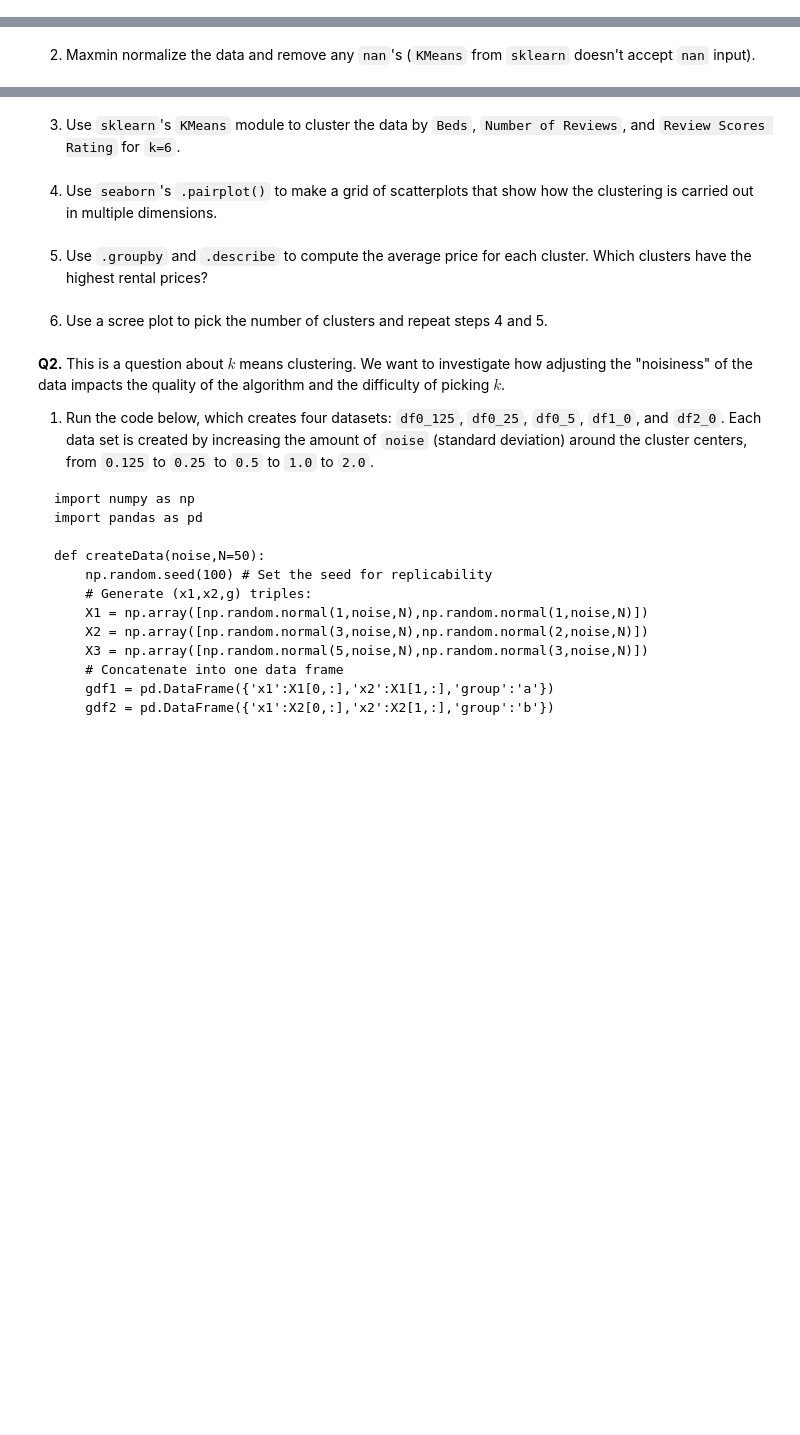
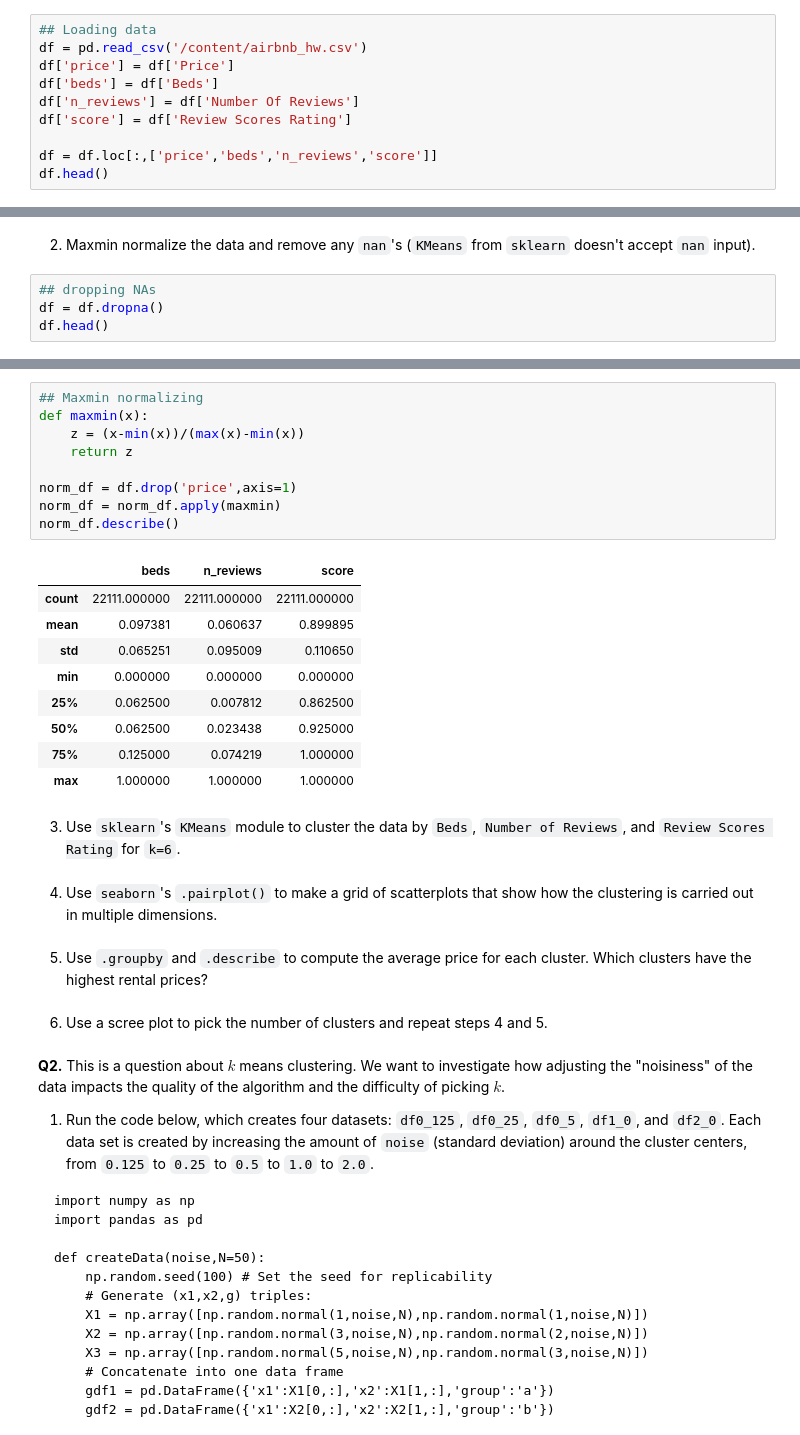
Before and after one commit to Nehach73/DS3001, a Jupyter notebook: assignment_kmc.ipynb, the cells around one changed output, grey strips where cells are left out. Saved outputs shown, nothing was run; the diff lists cells and outputs as text; blank space fills up the shorter version.

```diff
--- a/assignment_kmc.ipynb
+++ b/assignment_kmc.ipynb
@@ -10,3 +12,13 @@
 **Q1.** This question is a case study for $k$ means clustering.
 
 1. Load the `airbnb_hw.csv` data. Clean `Price` along with `Beds`, `Number of Reviews`, and `Review Scores Rating`.
+# %%
+## Loading data
+df = pd.read_csv('/content/airbnb_hw.csv')
+df['price'] = df['Price']
+df['beds'] = df['Beds']
+df['n_reviews'] = df['Number Of Reviews']
+df['score'] = df['Review Scores Rating']
+
+df = df.loc[:,['price','beds','n_reviews','score']]
+df.head()
@@ -13,2 +112,6 @@
 # %% [markdown]
 2. Maxmin normalize the data and remove any `nan`'s (`KMeans` from `sklearn` doesn't accept `nan` input).
+# %%
+## dropping NAs
+df = df.dropna()
+df.head()
@@ -15,3 +125,22 @@
+# %%
+## Maxmin normalizing
+def maxmin(x):
+    z = (x-min(x))/(max(x)-min(x))
+    return z
+
+norm_df = df.drop('price',axis=1)
+norm_df = norm_df.apply(maxmin)
+norm_df.describe()
+# %% [output]
+|  | beds | n_reviews | score |
+| count | 22111.000000 | 22111.000000 | 22111.000000 |
+| mean | 0.097381 | 0.060637 | 0.899895 |
+| std | 0.065251 | 0.095009 | 0.110650 |
+| min | 0.000000 | 0.000000 | 0.000000 |
+| 25% | 0.062500 | 0.007812 | 0.862500 |
+| 50% | 0.062500 | 0.023438 | 0.925000 |
+| 75% | 0.125000 | 0.074219 | 1.000000 |
+| max | 1.000000 | 1.000000 | 1.000000 |
 # %% [markdown]
 3. Use `sklearn`'s `KMeans` module to cluster the data by `Beds`, `Number of Reviews`, and `Review Scores Rating` for `k=6`.
 # %% [markdown]
```
Also changed, not shown: parts of 10 cells of this notebook.
